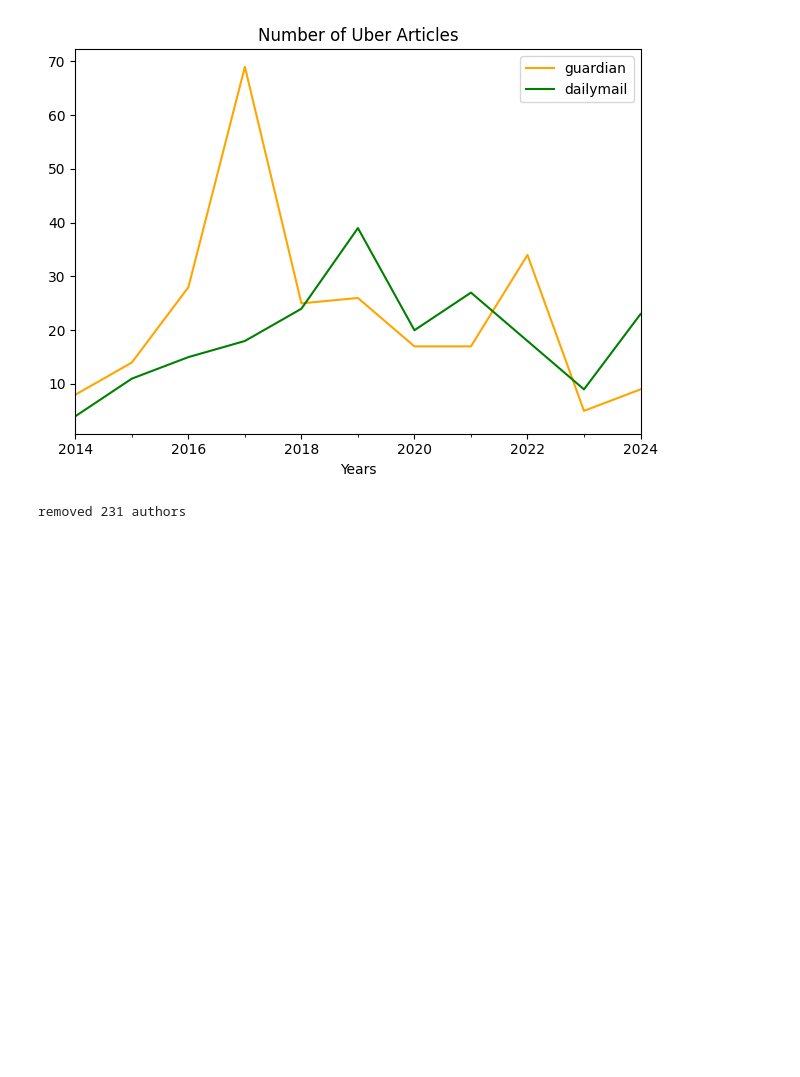
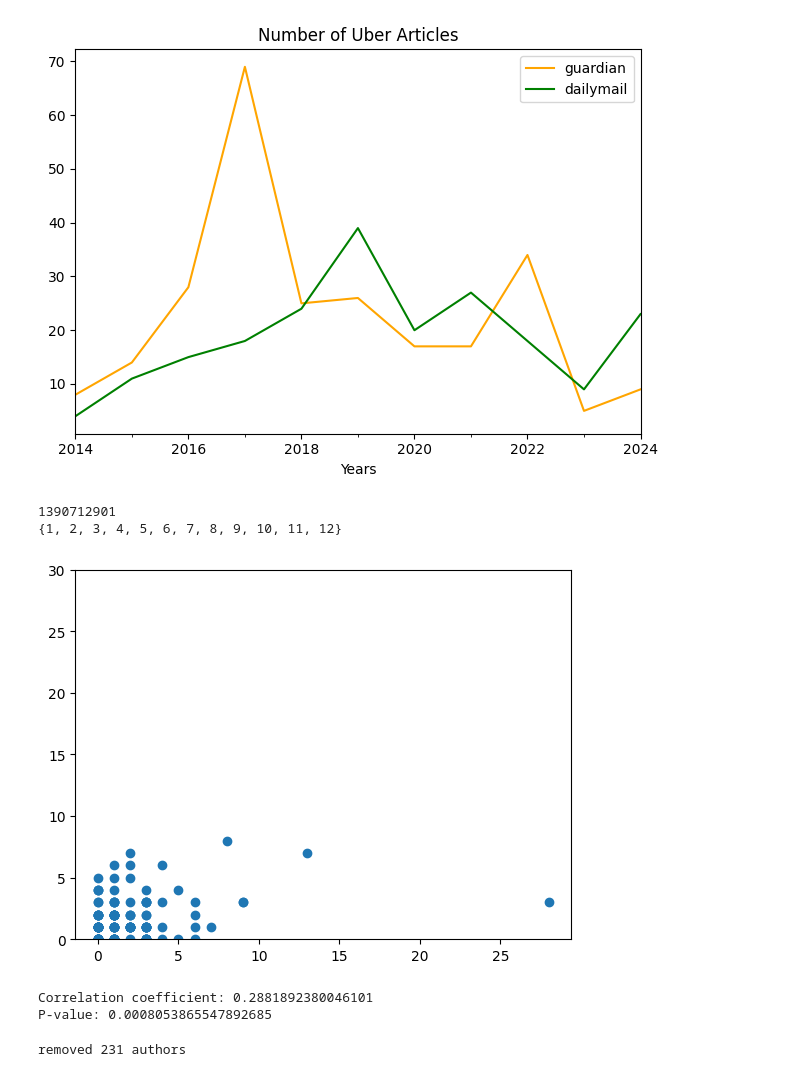
Before and after one commit to dmh21za/compmeth, a Jupyter notebook: summative.ipynb, the cells around one changed output. Drawn from its saved outputs; the diff is of its cells as text; code cells hidden in the pictures; blank space fills up the shorter version.

Commit message:
can do correlation between how many articles published by each paper

```diff
--- a/summative.ipynb
+++ b/summative.ipynb
@@ -369,6 +370,7 @@ with open('./final_data.json', encoding='utf-8') as f:
 resolution = 1
 
 def get_frequency_df(obj_old, resolution):
+    obj = []
     def func(article, paper):
         article["paper"] = paper
         return article
@@ -452,6 +454,38 @@ plt.show()
 {1}
 <Figure size 3000x300 with 0 Axes>
 [figure]
+# %%
+# this for checking if there's any correlation between how many articles daily mail publish and guardian do each month
+df_corr = get_frequency_df(obj_old, 12)
+
+# plot scatter plot of guardian and dailymail
+
+plt.scatter(df_corr['guardian'], df_corr['dailymail'])
+
+"""if plt.gca().get_xlim() > plt.gca().get_ylim():
+  plt.ylim(plt.gca().get_xlim())
+else:
+  plt.xlim(plt.gca().get_ylim())"""
+gca = plt.gca()
+xlim = math.ceil(gca.get_xlim()[1])
+ylim = math.ceil(gca.get_ylim()[1])
+if xlim > ylim: gca.set_ylim(0, xlim)
+elif ylim > xlim: gca.set_xlim(0, ylim)
+
+plt.show()
+
+# Calculate the correlation coefficient and p-value
+correlation_coefficient, p_value = stats.pearsonr(df_corr['guardian'], df_corr['dailymail'])
+
+# Print the results
+print(f"Correlation coefficient: {correlation_coefficient}")
+print(f"P-value: {p_value}")
+# %% [output]
+1390712901
+{1, 2, 3, 4, 5, 6, 7, 8, 9, 10, 11, 12}
+[figure, added]
+Correlation coefficient: 0.2881892380046101
+P-value: 0.0008053865547892685
 # %%
 # Remove duplicates in the dataset
 loc = "./merged.json"
```
Also changed, not shown: parts of 2 cells of this notebook.
